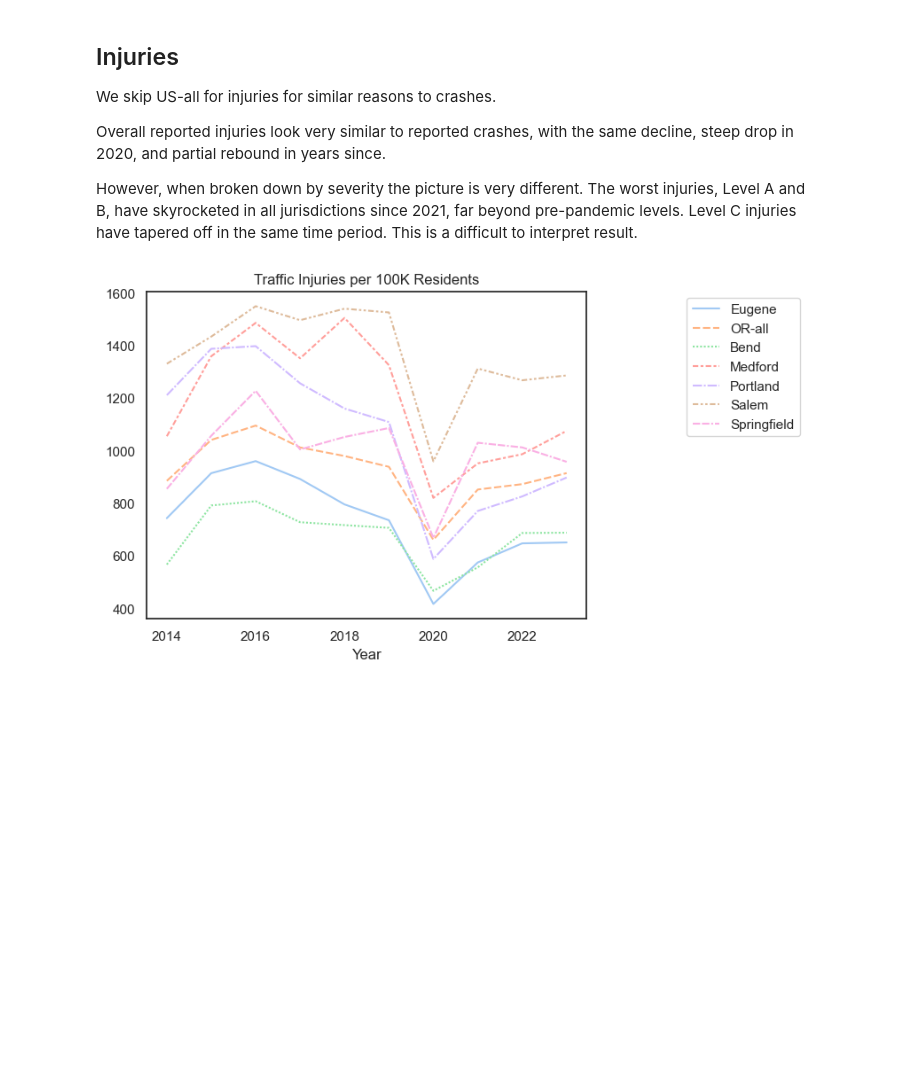
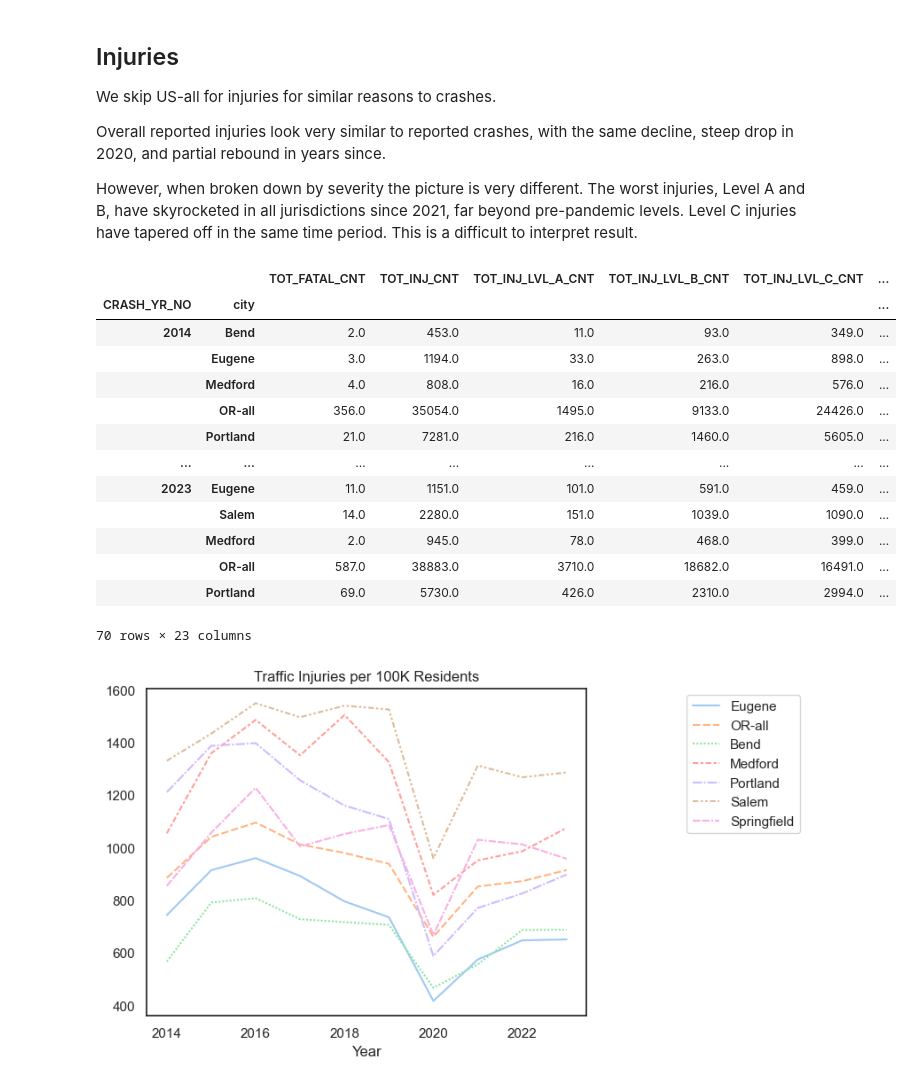
Before and after one commit to nbirnel/atlas-of-eugene, a Jupyter notebook: odot-crashes-eugene-and-select-cities.ipynb, the cells around one changed output. Cells and saved outputs as stored; diff of their text form; code cells hidden in the pictures; blank space fills up the shorter version.

```diff
--- a/odot-crashes-eugene-and-select-cities.ipynb
+++ b/odot-crashes-eugene-and-select-cities.ipynb
@@ -532,6 +532,23 @@ The worst injuries, Level A and B, have skyrocketed in all jurisdictions since 2
 far beyond pre-pandemic levels.
 Level C injuries have tapered off in the same time period.
 This is a difficult to interpret result.
+# %%
+exclude_last_year
+# %% [output]
+|  |  | TOT_FATAL_CNT | TOT_INJ_CNT | TOT_INJ_LVL_A_CNT | TOT_INJ_LVL_B_CNT | TOT_INJ_LVL_C_CNT | ... |
+| CRASH_YR_NO | city |  |  |  |  |  | ... |
+| 2014 | Bend | 2.0 | 453.0 | 11.0 | 93.0 | 349.0 | ... |
+|  | Eugene | 3.0 | 1194.0 | 33.0 | 263.0 | 898.0 | ... |
+|  | Medford | 4.0 | 808.0 | 16.0 | 216.0 | 576.0 | ... |
+|  | OR-all | 356.0 | 35054.0 | 1495.0 | 9133.0 | 24426.0 | ... |
+|  | Portland | 21.0 | 7281.0 | 216.0 | 1460.0 | 5605.0 | ... |
+| ... | ... | ... | ... | ... | ... | ... | ... |
+| 2023 | Eugene | 11.0 | 1151.0 | 101.0 | 591.0 | 459.0 | ... |
+|  | Salem | 14.0 | 2280.0 | 151.0 | 1039.0 | 1090.0 | ... |
+|  | Medford | 2.0 | 945.0 | 78.0 | 468.0 | 399.0 | ... |
+|  | OR-all | 587.0 | 38883.0 | 3710.0 | 18682.0 | 16491.0 | ... |
+|  | Portland | 69.0 | 5730.0 | 426.0 | 2310.0 | 2994.0 | ... |
+70 rows × 23 columns
 # %%
 display(exclude_last_year, "injuries", 2024)
 # %% [output]
```
Also changed, not shown: 2 other files.
